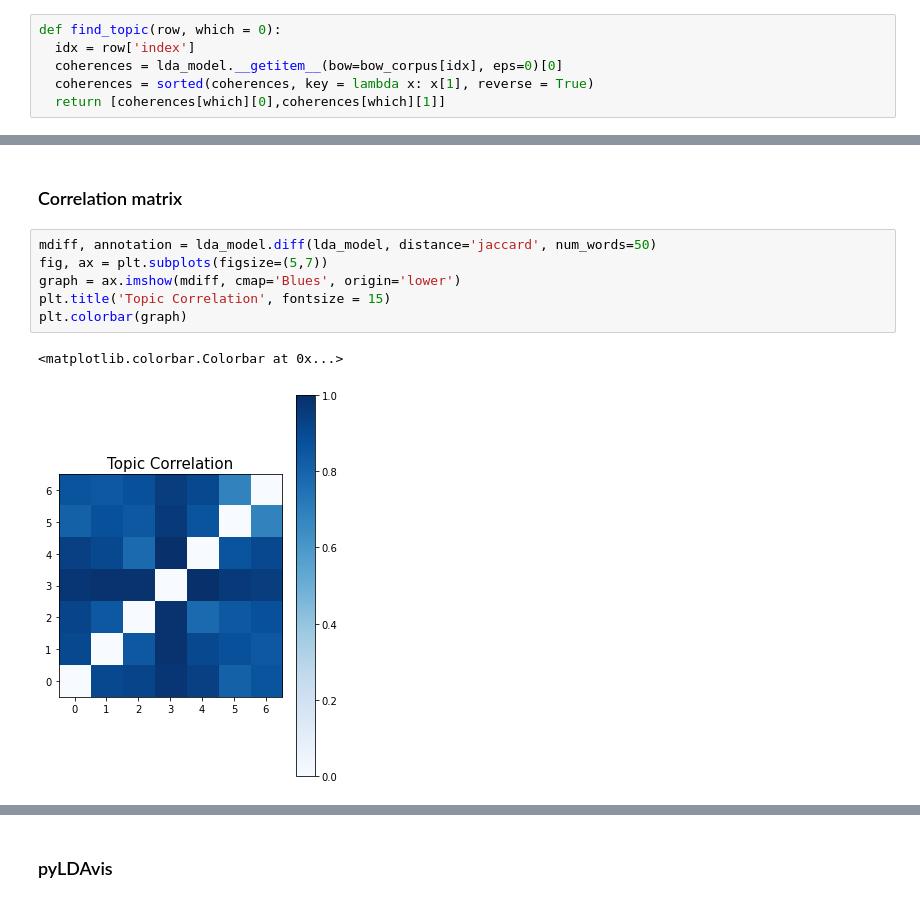
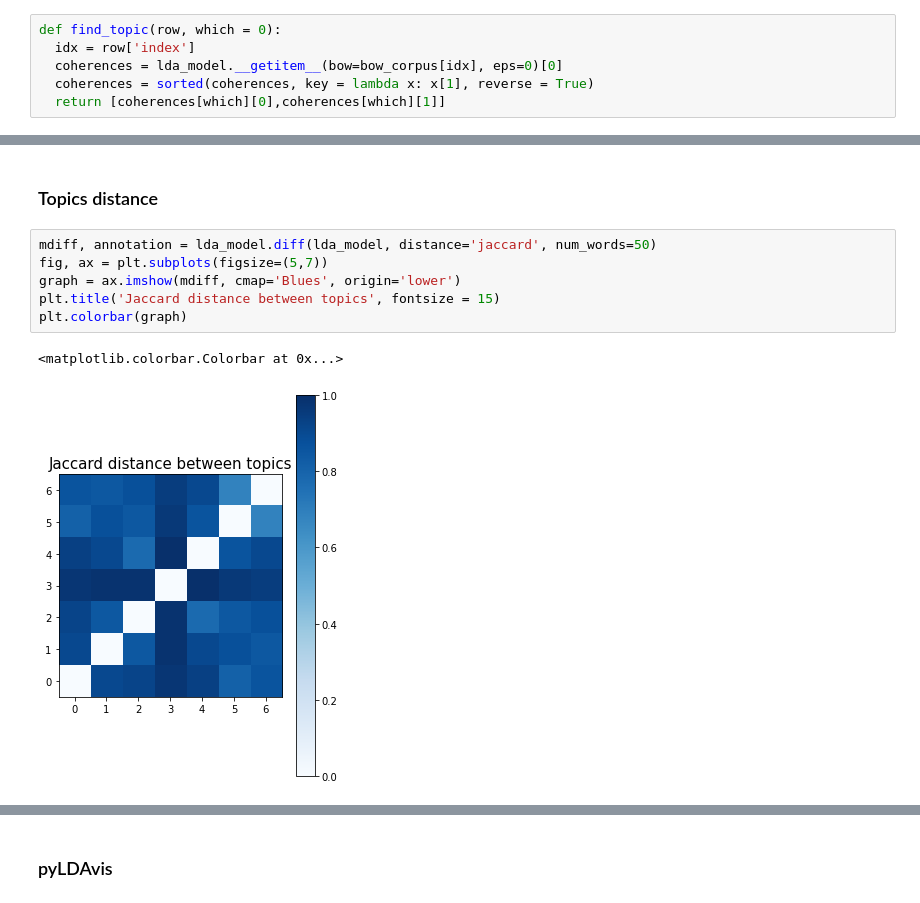
Before and after one commit to Niccolo-Rocchi/Text-Mining-Project, a Jupyter notebook: Topic Modeling/LDA.ipynb, the cells around one changed output, grey strips where cells are left out. Drawn from its saved outputs; the diff is of its cells as text.

```diff
--- a/Topic Modeling/LDA.ipynb
+++ b/Topic Modeling/LDA.ipynb
@@ -225,14 +227,14 @@ data.head()
 | 2 | mirtazapine | Anxiety | "Suffered from anxiety and depres... | 10.0 | May 31, 2012 | 1 | antidepressants | 2 | 5 | ... |
 | 3 | trazodone | Depression | "I take trazodone to help balance... | 10.0 | June 1, 2016 | 1 | antidepressants | 3 | 6 | ... |
 | 4 | mirtazapine | Anxiety | "I have taken this medicine for 7... | 10.0 | November 6, 2012 | 1 | antidepressants | 4 | 6 | ... |
-# %% [markdown]
-### Correlation matrix
+# %% [markdown]
+### Topics distance
 # %%
 mdiff, annotation = lda_model.diff(lda_model, distance='jaccard', num_words=50)
 fig, ax = plt.subplots(figsize=(5,7))
 graph = ax.imshow(mdiff, cmap='Blues', origin='lower')
-plt.title('Topic Correlation', fontsize = 15)
+plt.title('Jaccard distance between topics', fontsize = 15)
 plt.colorbar(graph)
 # %% [output]
 <matplotlib.colorbar.Colorbar at 0x...>
-[figure, old version]
+[figure, new version]
```
Also changed, not shown: parts of 13 cells of this notebook.
